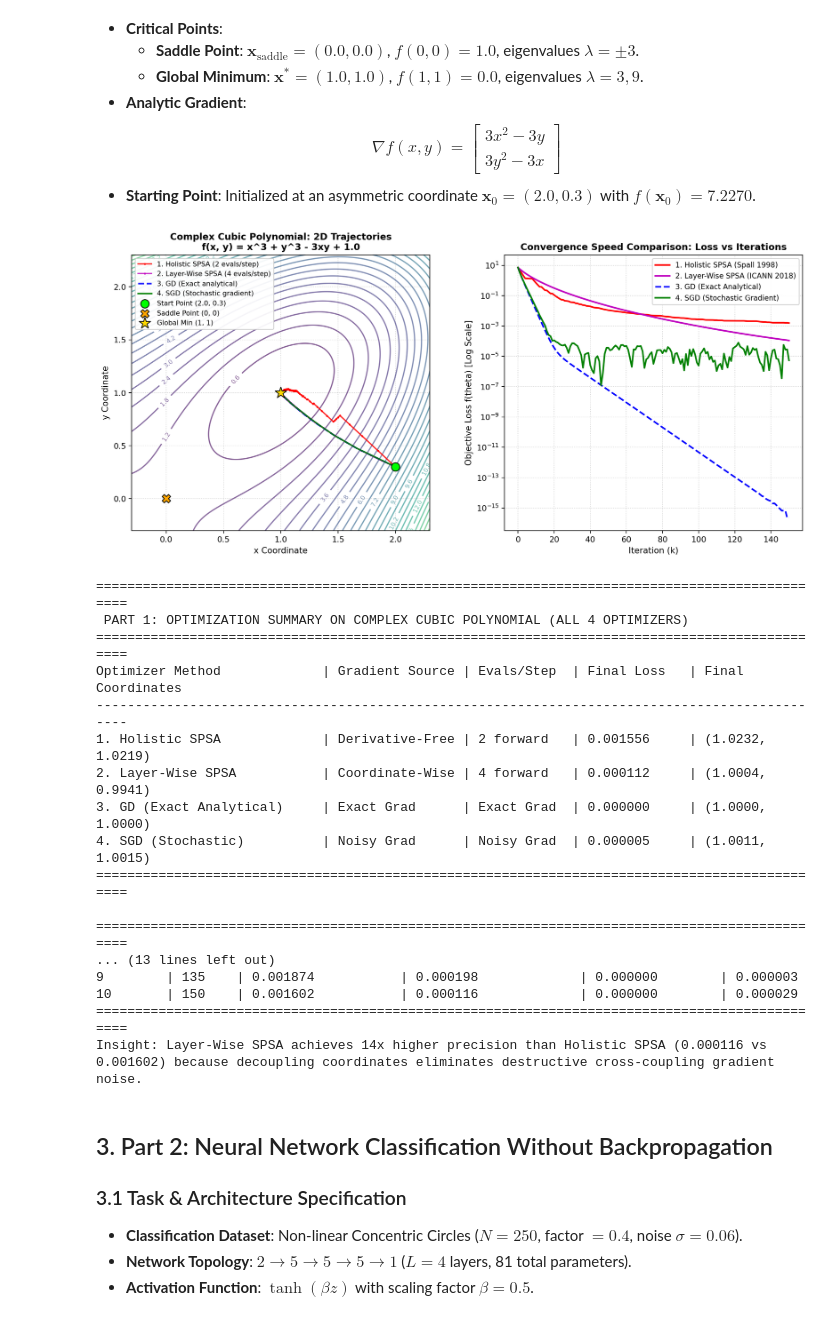
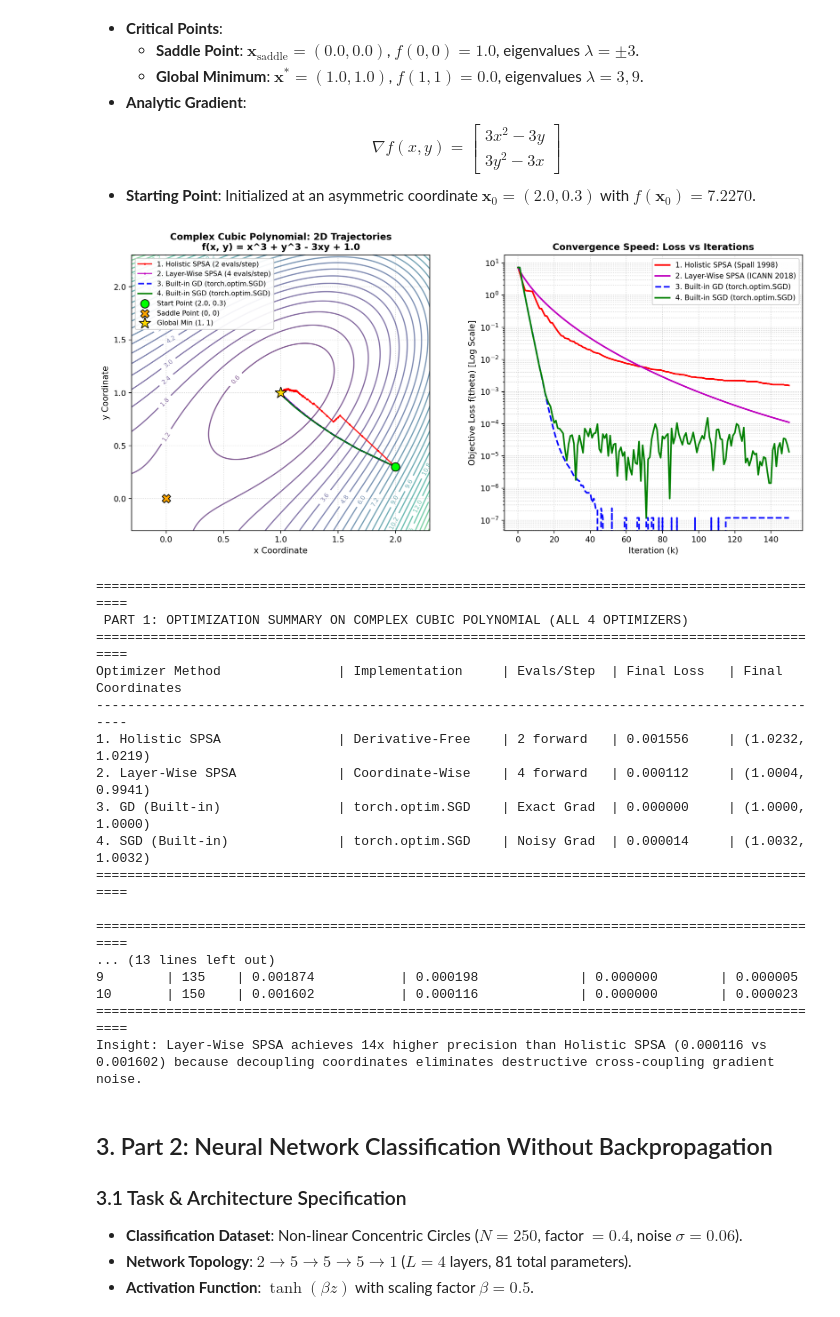
Before and after one commit to Ananth170404/SPSA-Paper-Implementation, a Jupyter notebook: demo/implementation demonstration/spsa_demonstration.ipynb, the cells around one changed output. Saved outputs shown, nothing was run; the diff lists cells and outputs as text; code cells hidden in the pictures.

Commit message:
Use built-in torch.optim.SGD for GD and SGD, remove loss vs evals plot, and update demonstration notebook and figures

```diff
--- a/demo/implementation demonstration/spsa_demonstration.ipynb
+++ b/demo/implementation demonstration/spsa_demonstration.ipynb
@@ -171,43 +174,42 @@ def stochastic_gradient_descent(loss_fn, grad_fn, theta_init, lr=0.03, noise_std
 # %%
 # Execute Part 1 Optimization on the Complex Cubic Polynomial across all 4 Optimizers
-theta_init = np.array([2.0, 0.3], dtype=np.float64)
+theta_init = [2.0, 0.3]
 target_min = np.array([1.0, 1.0], dtype=np.float64)
 saddle_pt = np.array([0.0, 0.0], dtype=np.float64)
 iters = 150
 
 opt = SPSAOptimizer(a=0.05, c=0.06, A=12.0, alpha=0.602, gamma=0.101, max_grad_norm=20.0, seed=42)
 
 # 1. Holistic SPSA
-th_spsa, loss_spsa, traj_spsa = opt.optimize(complex_cubic_func, theta_init, iterations=iters)
+th_spsa, loss_spsa, traj_spsa = opt.optimize(complex_cubic_func, np.array(theta_init), iterations=iters)
 
 # 2. Layer-Wise SPSA
-th_lw, loss_lw, traj_lw = opt.optimize_layerwise(complex_cubic_func, theta_init, iterations=iters)
+th_lw, loss_lw, traj_lw = opt.optimize_layerwise(complex_cubic_func, np.array(theta_init), iterations=iters)
 
-# 3. GD (Exact Analytical Gradient Descent)
-th_gd, loss_gd, traj_gd = gradient_descent(complex_cubic_func, complex_cubic_grad, theta_init, lr=0.03, iterations=iters)
+# 3. Built-in GD (PyTorch torch.optim.SGD, full-gradient)
+th_gd, loss_gd, traj_gd = run_builtin_gd(theta_init, lr=0.03, iterations=iters)
 
-# 4. SGD (Stochastic Gradient Descent)
-th_sgd, loss_sgd, traj_sgd = stochastic_gradient_descent(complex_cubic_func, complex_cubic_grad, theta_init, lr=0.03, noise_std=0.05, iterations=iters, seed=42)
+# 4. Built-in SGD (PyTorch torch.optim.SGD, stochastic gradient)
+th_sgd, loss_sgd, traj_sgd = run_builtin_sgd(theta_init, lr=0.03, noise_std=0.05, iterations=iters, seed=42)
 
-# Plotting and interval logging
-# (Visualizes 2D Trajectories and Log-Loss Curves; prints Epoch Checkpoint Table)
+# Visualizations and Checkpoint Table
 # %% [output]
-[figure, old version]
+[figure, new version]
 ===============================================================================================
  PART 1: OPTIMIZATION SUMMARY ON COMPLEX CUBIC POLYNOMIAL (ALL 4 OPTIMIZERS)
 ===============================================================================================
-Optimizer Method             | Gradient Source | Evals/Step  | Final Loss   | Final Coordinates
+Optimizer Method               | Implementation     | Evals/Step  | Final Loss   | Final Coordinates
 -----------------------------------------------------------------------------------------------
-1. Holistic SPSA             | Derivative-Free | 2 forward   | 0.001556     | (1.0232, 1.0219)
-2. Layer-Wise SPSA           | Coordinate-Wise | 4 forward   | 0.000112     | (1.0004, 0.9941)
-3. GD (Exact Analytical)     | Exact Grad      | Exact Grad  | 0.000000     | (1.0000, 1.0000)
-4. SGD (Stochastic)          | Noisy Grad      | Noisy Grad  | 0.000005     | (1.0011, 1.0015)
+1. Holistic SPSA               | Derivative-Free    | 2 forward   | 0.001556     | (1.0232, 1.0219)
+2. Layer-Wise SPSA             | Coordinate-Wise    | 4 forward   | 0.000112     | (1.0004, 0.9941)
+3. GD (Built-in)               | torch.optim.SGD    | Exact Grad  | 0.000000     | (1.0000, 1.0000)
+4. SGD (Built-in)              | torch.optim.SGD    | Noisy Grad  | 0.000014     | (1.0032, 1.0032)
 ===============================================================================================
 
 ===============================================================================================
 ... (13 lines left out)
-9        | 135    | 0.001874           | 0.000198             | 0.000000        | 0.000003
-10       | 150    | 0.001602           | 0.000116             | 0.000000        | 0.000029
+9        | 135    | 0.001874           | 0.000198             | 0.000000        | 0.000005
+10       | 150    | 0.001602           | 0.000116             | 0.000000        | 0.000023
 ===============================================================================================
 Insight: Layer-Wise SPSA achieves 14x higher precision than Holistic SPSA (0.000116 vs 0.001602) because decoupling coordinates eliminates destructive cross-coupling gradient noise.
 # %% [markdown]
```
Also changed, not shown: parts of 9 cells of this notebook, 7 other files.
